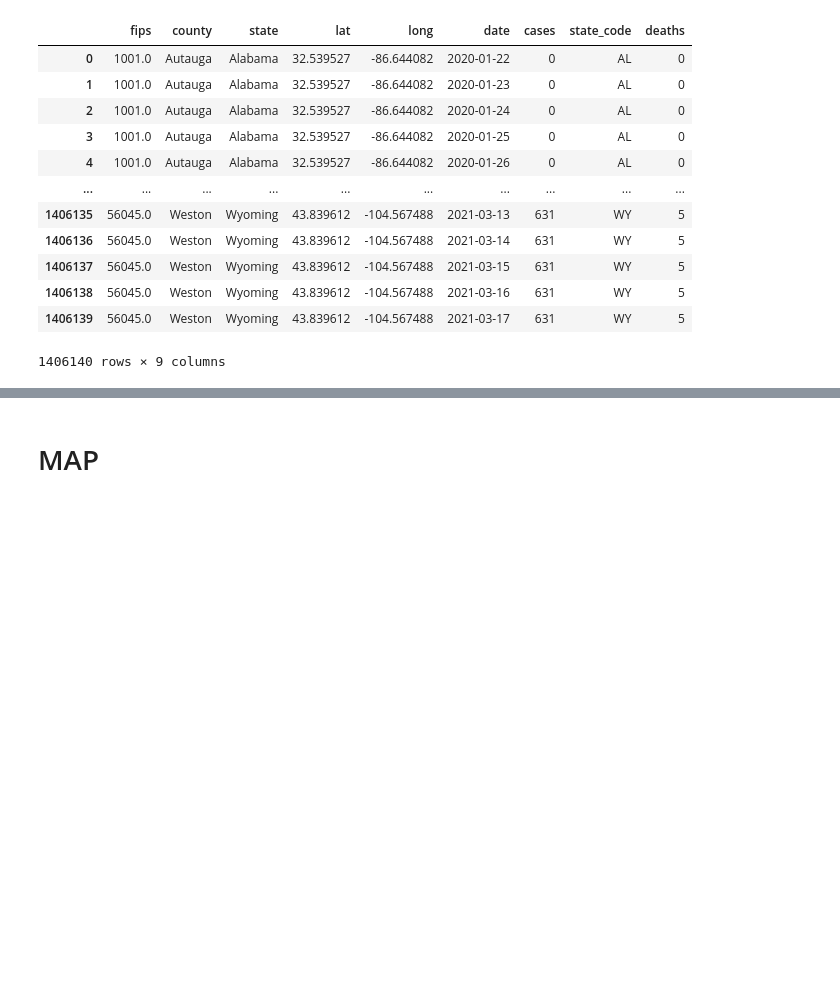
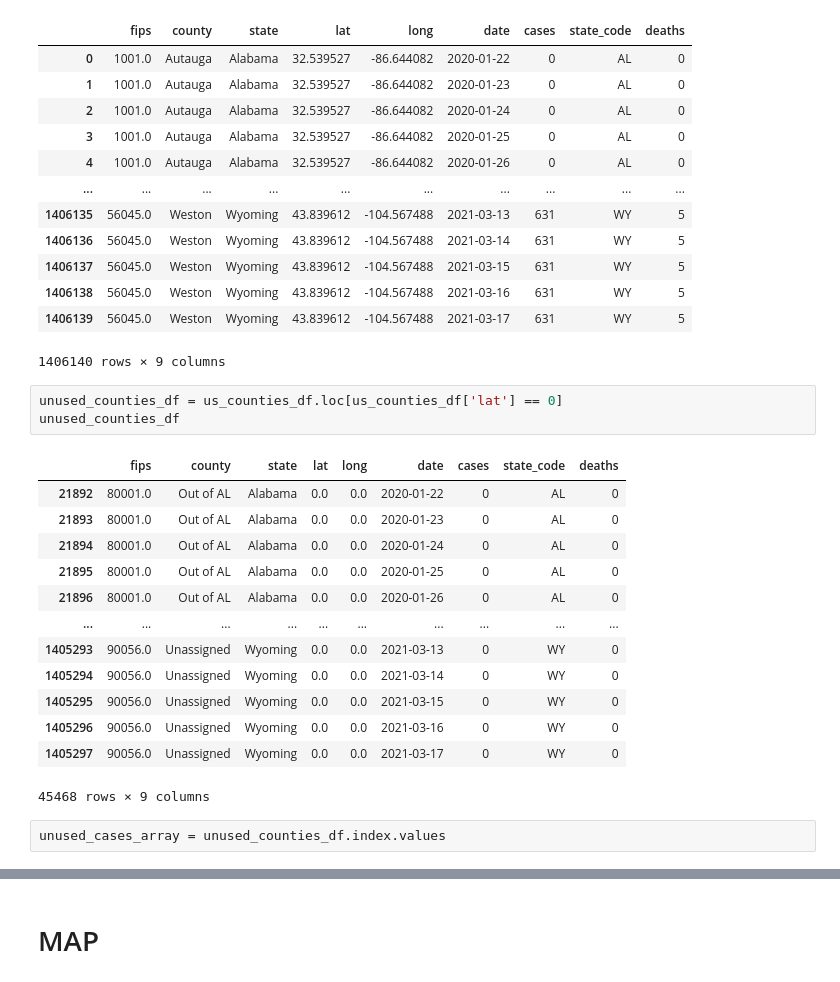
Before and after one commit to kitty-cat-catania/activity-, a Jupyter notebook: covidmap(darren).ipynb, the cells around one changed output, grey strips where cells are left out. Cells and saved outputs as stored; diff of their text form; blank space fills up the shorter version.

```diff
--- a/covidmap(darren).ipynb
+++ b/covidmap(darren).ipynb
@@ -26,3 +26,22 @@ us_counties_df
 | 1406138 | 56045.0 | Weston | Wyoming | 43.839612 | -104.567488 | 2021-03-16 | 631 | WY | 5 |
 | 1406139 | 56045.0 | Weston | Wyoming | 43.839612 | -104.567488 | 2021-03-17 | 631 | WY | 5 |
 1406140 rows × 9 columns
+# %%
+unused_counties_df = us_counties_df.loc[us_counties_df['lat'] == 0]
+unused_counties_df
+# %% [output]
+|  | fips | county | state | lat | long | date | cases | state_code | deaths |
+| 21892 | 80001.0 | Out of AL | Alabama | 0.0 | 0.0 | 2020-01-22 | 0 | AL | 0 |
+| 21893 | 80001.0 | Out of AL | Alabama | 0.0 | 0.0 | 2020-01-23 | 0 | AL | 0 |
+| 21894 | 80001.0 | Out of AL | Alabama | 0.0 | 0.0 | 2020-01-24 | 0 | AL | 0 |
+| 21895 | 80001.0 | Out of AL | Alabama | 0.0 | 0.0 | 2020-01-25 | 0 | AL | 0 |
+| 21896 | 80001.0 | Out of AL | Alabama | 0.0 | 0.0 | 2020-01-26 | 0 | AL | 0 |
+| ... | ... | ... | ... | ... | ... | ... | ... | ... | ... |
+| 1405293 | 90056.0 | Unassigned | Wyoming | 0.0 | 0.0 | 2021-03-13 | 0 | WY | 0 |
+| 1405294 | 90056.0 | Unassigned | Wyoming | 0.0 | 0.0 | 2021-03-14 | 0 | WY | 0 |
+| 1405295 | 90056.0 | Unassigned | Wyoming | 0.0 | 0.0 | 2021-03-15 | 0 | WY | 0 |
+| 1405296 | 90056.0 | Unassigned | Wyoming | 0.0 | 0.0 | 2021-03-16 | 0 | WY | 0 |
+| 1405297 | 90056.0 | Unassigned | Wyoming | 0.0 | 0.0 | 2021-03-17 | 0 | WY | 0 |
+45468 rows × 9 columns
+# %%
+unused_cases_array = unused_counties_df.index.values
```
Also changed, not shown: parts of 60 cells of this notebook.
